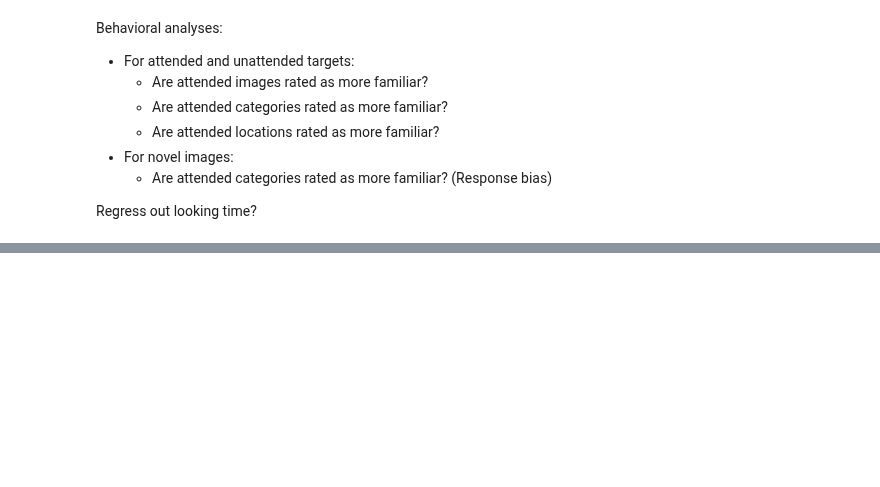
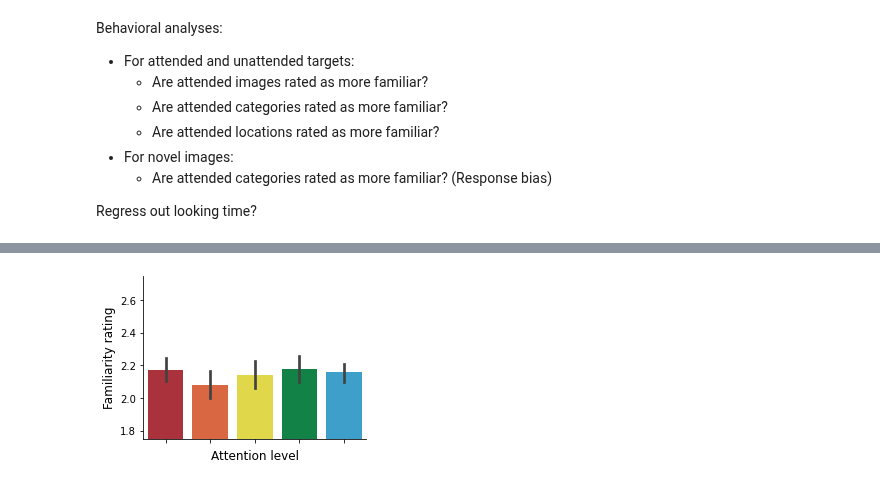
Before and after one commit to jeremymanning/attention-memory-task, a Jupyter notebook: code/data_loader.ipynb, the cells around one changed output, grey strips where cells are left out. Cells and saved outputs as stored; diff of their text form; code cells hidden in the pictures; blank space fills up the shorter version.

```diff
--- a/code/data_loader.ipynb
+++ b/code/data_loader.ipynb
@@ -498,0 +520,4 @@ sustained_behavioral
+# %%
+plot_attention(variable_behavioral, fname='variable_attention');
+# %% [output]
+[figure, added]
```
Also changed, not shown: parts of 20 cells of this notebook, 9 other files.
